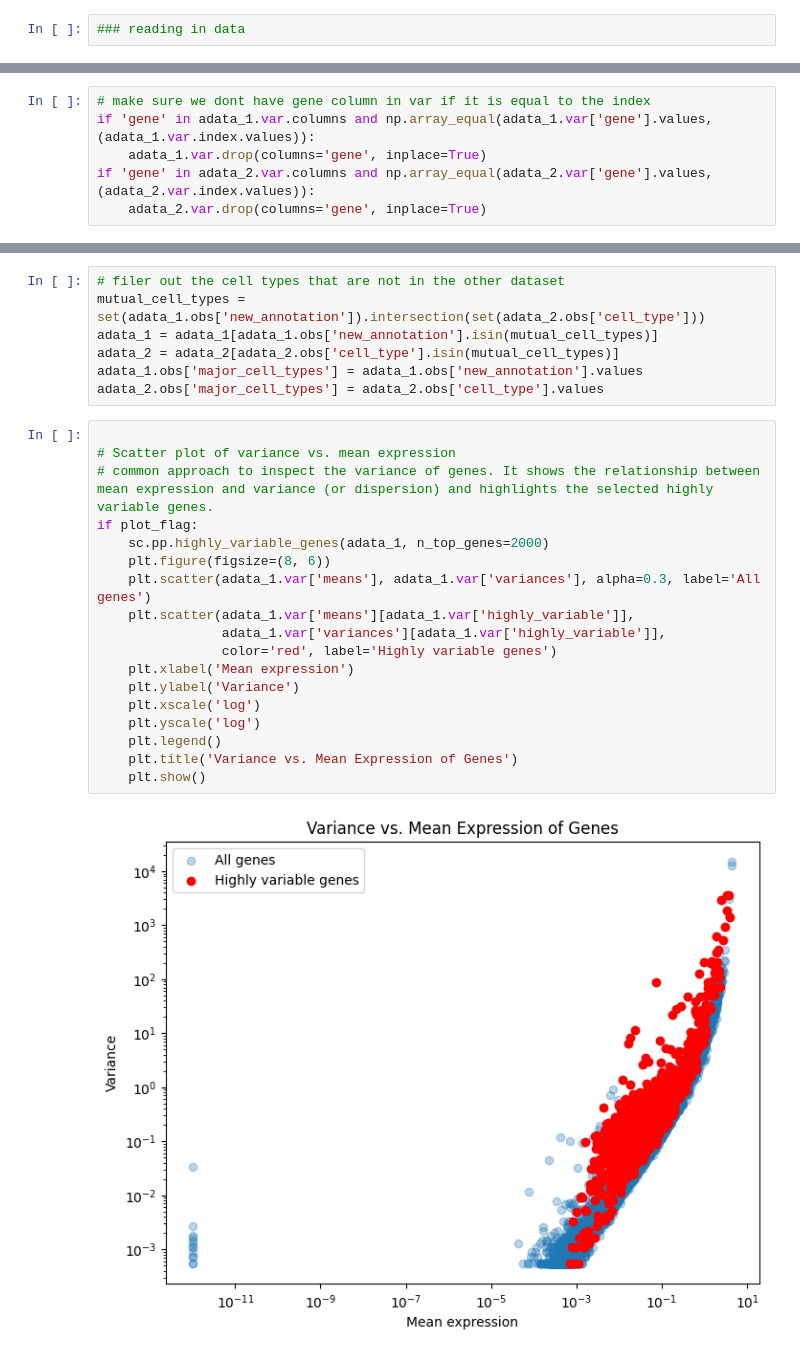
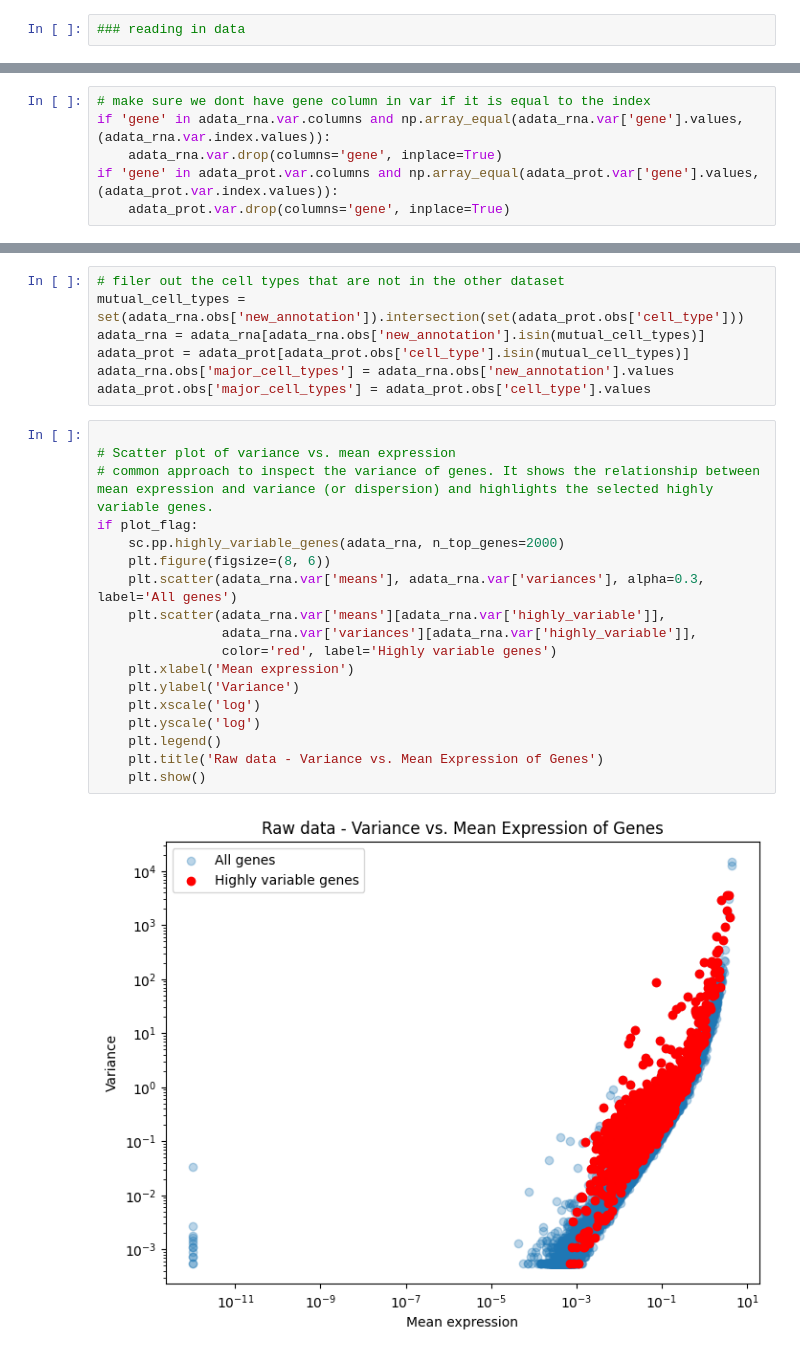
Before and after one commit to reformist/Mapping-scRNA-seq-Variability-Using-Co-Embedding-to-Understand-Cell-Neighborhood-Effects, a Jupyter notebook: CODEX_RNA_seq/preprocess_real_dataset.ipynb, the cells around one changed output, grey strips where cells are left out. Cells and saved outputs as stored; diff of their text form.

Commit message:
refactor preprocess data

```diff
--- a/CODEX_RNA_seq/preprocess_real_dataset.ipynb
+++ b/CODEX_RNA_seq/preprocess_real_dataset.ipynb
@@ -109,8 +109,8 @@ if plot_flag:
 [figure]
 # %%
 # make sure we dont have gene column in var if it is equal to the index
-if 'gene' in adata_1.var.columns and np.array_equal(adata_1.var['gene'].values, (adata_1.var.index.values)):
-    adata_1.var.drop(columns='gene', inplace=True)
-if 'gene' in adata_2.var.columns and np.array_equal(adata_2.var['gene'].values, (adata_2.var.index.values)):
-    adata_2.var.drop(columns='gene', inplace=True)
+if 'gene' in adata_rna.var.columns and np.array_equal(adata_rna.var['gene'].values, (adata_rna.var.index.values)):
+    adata_rna.var.drop(columns='gene', inplace=True)
+if 'gene' in adata_prot.var.columns and np.array_equal(adata_prot.var['gene'].values, (adata_prot.var.index.values)):
+    adata_prot.var.drop(columns='gene', inplace=True)
 # %%
@@ -137,30 +137,30 @@ set(adata_1.obs['new_annotation']), set(adata_2.obs['cell_type'])
   'neutrophils'})
 # %%
 # filer out the cell types that are not in the other dataset
-mutual_cell_types = set(adata_1.obs['new_annotation']).intersection(set(adata_2.obs['cell_type']))
-adata_1 = adata_1[adata_1.obs['new_annotation'].isin(mutual_cell_types)]
-adata_2 = adata_2[adata_2.obs['cell_type'].isin(mutual_cell_types)]
-adata_1.obs['major_cell_types'] = adata_1.obs['new_annotation'].values
-adata_2.obs['major_cell_types'] = adata_2.obs['cell_type'].values
+mutual_cell_types = set(adata_rna.obs['new_annotation']).intersection(set(adata_prot.obs['cell_type']))
+adata_rna = adata_rna[adata_rna.obs['new_annotation'].isin(mutual_cell_types)]
+adata_prot = adata_prot[adata_prot.obs['cell_type'].isin(mutual_cell_types)]
+adata_rna.obs['major_cell_types'] = adata_rna.obs['new_annotation'].values
+adata_prot.obs['major_cell_types'] = adata_prot.obs['cell_type'].values
 # %%
 
 # Scatter plot of variance vs. mean expression
 # common approach to inspect the variance of genes. It shows the relationship between mean expression and variance (or dispersion) and highlights the selected highly variable genes.
 if plot_flag:
-    sc.pp.highly_variable_genes(adata_1, n_top_genes=2000)
+    sc.pp.highly_variable_genes(adata_rna, n_top_genes=2000)
     plt.figure(figsize=(8, 6))
-    plt.scatter(adata_1.var['means'], adata_1.var['variances'], alpha=0.3, label='All genes')
-    plt.scatter(adata_1.var['means'][adata_1.var['highly_variable']],
-                adata_1.var['variances'][adata_1.var['highly_variable']],
+    plt.scatter(adata_rna.var['means'], adata_rna.var['variances'], alpha=0.3, label='All genes')
+    plt.scatter(adata_rna.var['means'][adata_rna.var['highly_variable']],
+                adata_rna.var['variances'][adata_rna.var['highly_variable']],
                 color='red', label='Highly variable genes')
     plt.xlabel('Mean expression')
     plt.ylabel('Variance')
     plt.xscale('log')
     plt.yscale('log')
     plt.legend()
-    plt.title('Variance vs. Mean Expression of Genes')
+    plt.title('Raw data - Variance vs. Mean Expression of Genes')
     plt.show()
 # %% [output]
-[figure, old version]
+[figure, new version]
 # %%
 # plt.figure(figsize=(8, 6))
```
Also changed, not shown: parts of 17 cells of this notebook.
